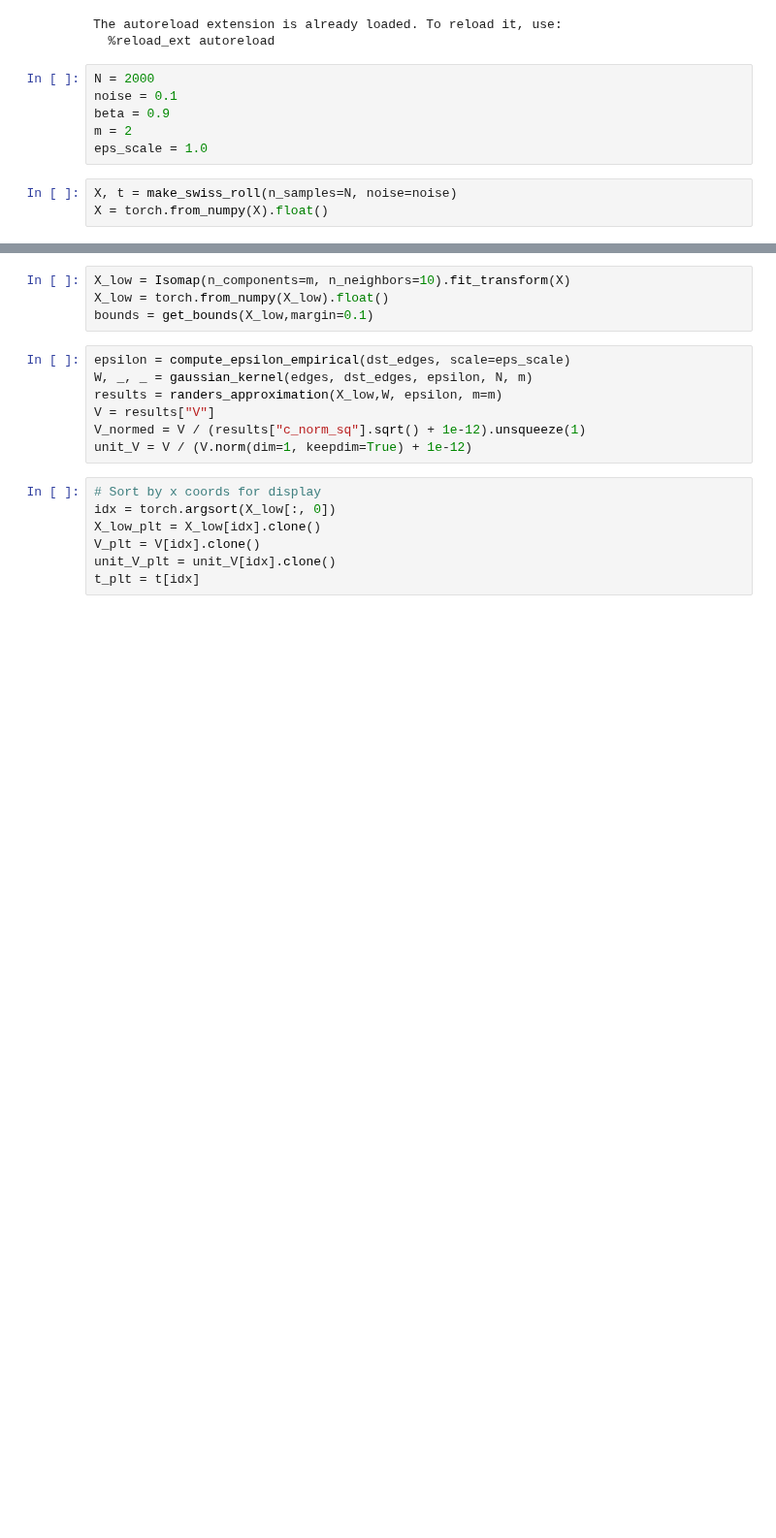
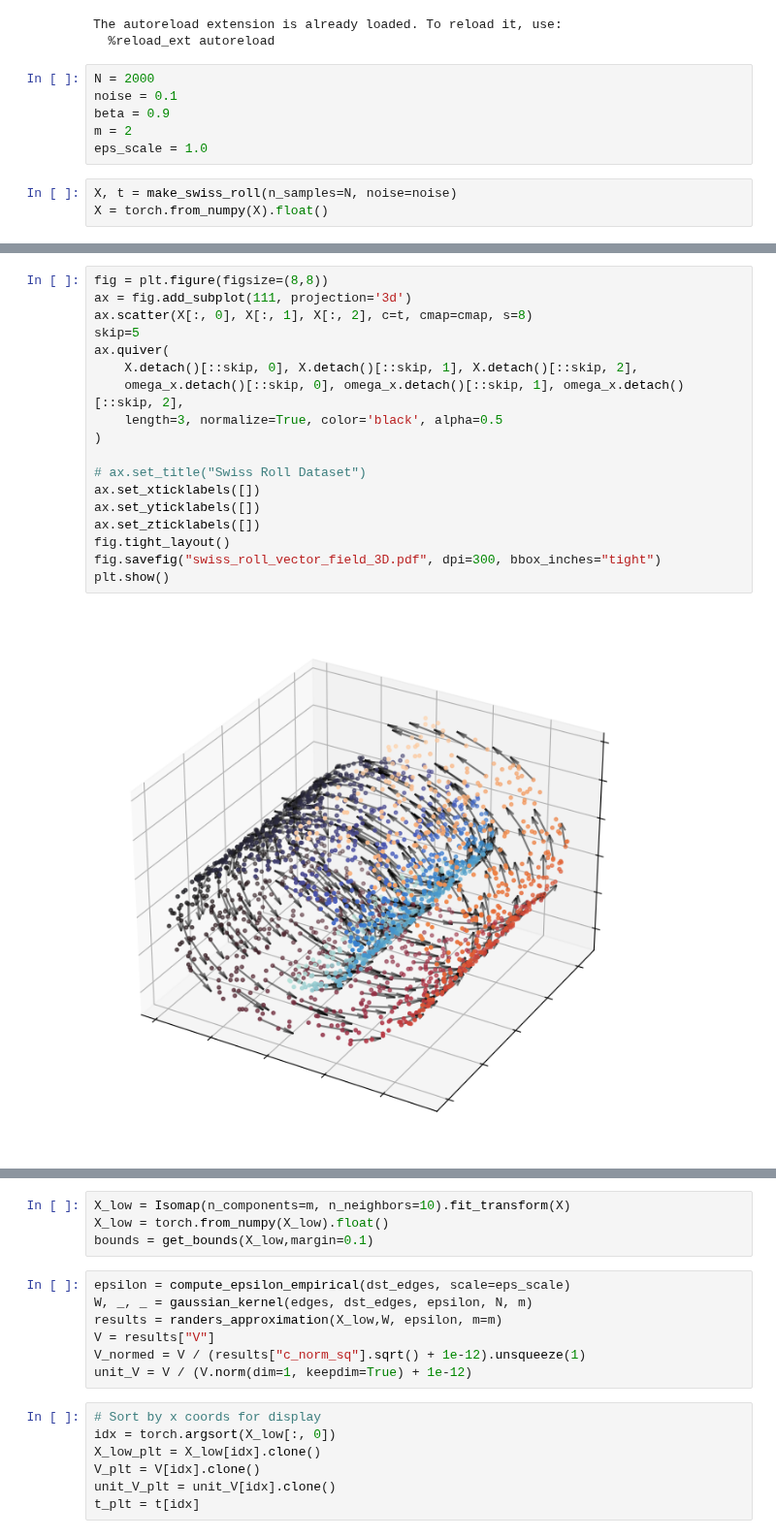
Before and after one commit to Gwendal-Debaussart/Finsler-Embedding, a Jupyter notebook: swissroll_dataset.ipynb, the cells around one changed output, grey strips where cells are left out. Shown at 97% size. Drawn from its saved outputs; the diff is of its cells as text; blank space fills up the shorter version.

```diff
--- a/swissroll_dataset.ipynb
+++ b/swissroll_dataset.ipynb
@@ -63,3 +72,23 @@ plt.show()
+# %%
+fig = plt.figure(figsize=(8,8))
+ax = fig.add_subplot(111, projection='3d')
+ax.scatter(X[:, 0], X[:, 1], X[:, 2], c=t, cmap=cmap, s=8)
+skip=5
+ax.quiver(
+    X.detach()[::skip, 0], X.detach()[::skip, 1], X.detach()[::skip, 2],
+    omega_x.detach()[::skip, 0], omega_x.detach()[::skip, 1], omega_x.detach()[::skip, 2],
+    length=3, normalize=True, color='black', alpha=0.5
+)
+
+# ax.set_title("Swiss Roll Dataset")
+ax.set_xticklabels([])
+ax.set_yticklabels([])
+ax.set_zticklabels([])
+fig.tight_layout()
+fig.savefig("swiss_roll_vector_field_3D.pdf", dpi=300, bbox_inches="tight")
+plt.show()
+# %% [output]
+[figure, added]
 # %%
 edges = get_knn_graph(X, n_neighbors=10,device="cpu")
 LOGGER.info(f"Found {edges.shape[0]} edges in the KNN graph.")
```
Also changed, not shown: parts of 7 cells of this notebook, 16 other files.
